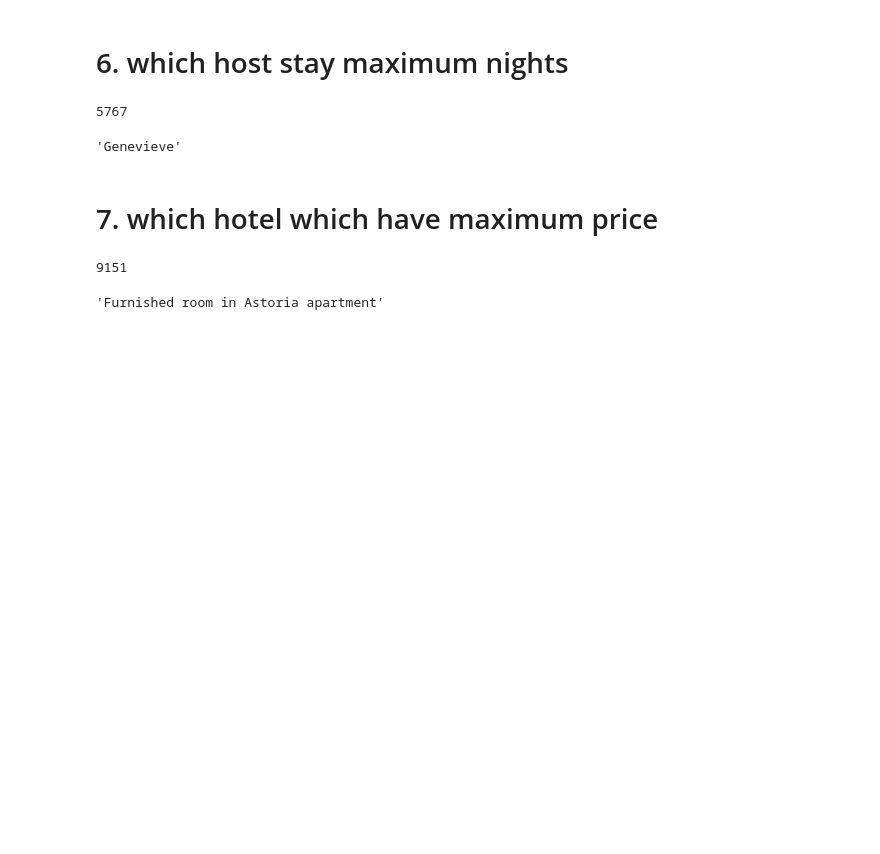
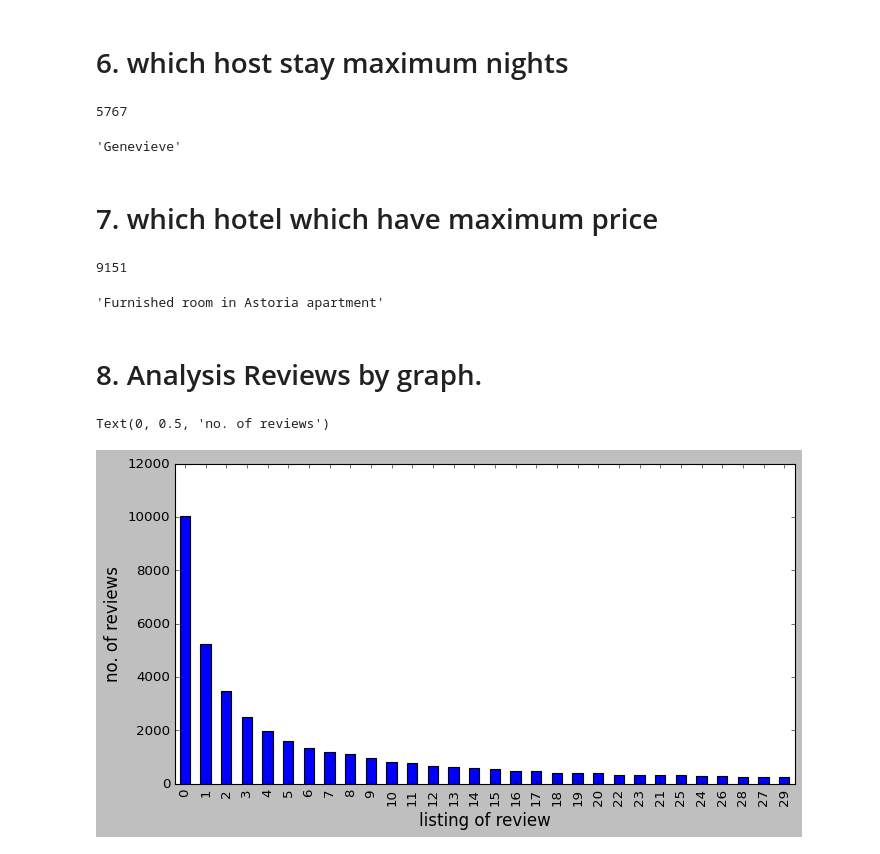
Before and after one commit to vaibhav639/Airbnb-Bookings-Analysis, a Jupyter notebook: Airbnb_Bookings_Analysis_Github.ipynb, the cells around one changed output. Saved outputs shown, nothing was run; the diff lists cells and outputs as text; code cells hidden in the pictures; blank space fills up the shorter version.

```diff
--- a/Airbnb_Bookings_Analysis_Github.ipynb
+++ b/Airbnb_Bookings_Analysis_Github.ipynb
@@ -133,3 +133,14 @@ print(df['price'].idxmax())
 df['name'].loc[df['price'].idxmax()]
 # %% [output]
 'Furnished room in Astoria apartment'
+# %% [markdown]
+# 8. Analysis Reviews by graph.
+# %%
+freq1 = df['number_of_reviews'].value_counts().sort_values(ascending = False).head(30)
+# %%
+freq1.plot(kind = 'bar', color = 'b', figsize = (10,5))
+plt.xlabel('listing of review', fontsize = 15)
+plt.ylabel('no. of reviews', fontsize = 15)
+# %% [output]
+Text(0, 0.5, 'no. of reviews')
+[figure, added]
```
Also changed, not shown: parts of 11 cells of this notebook.
